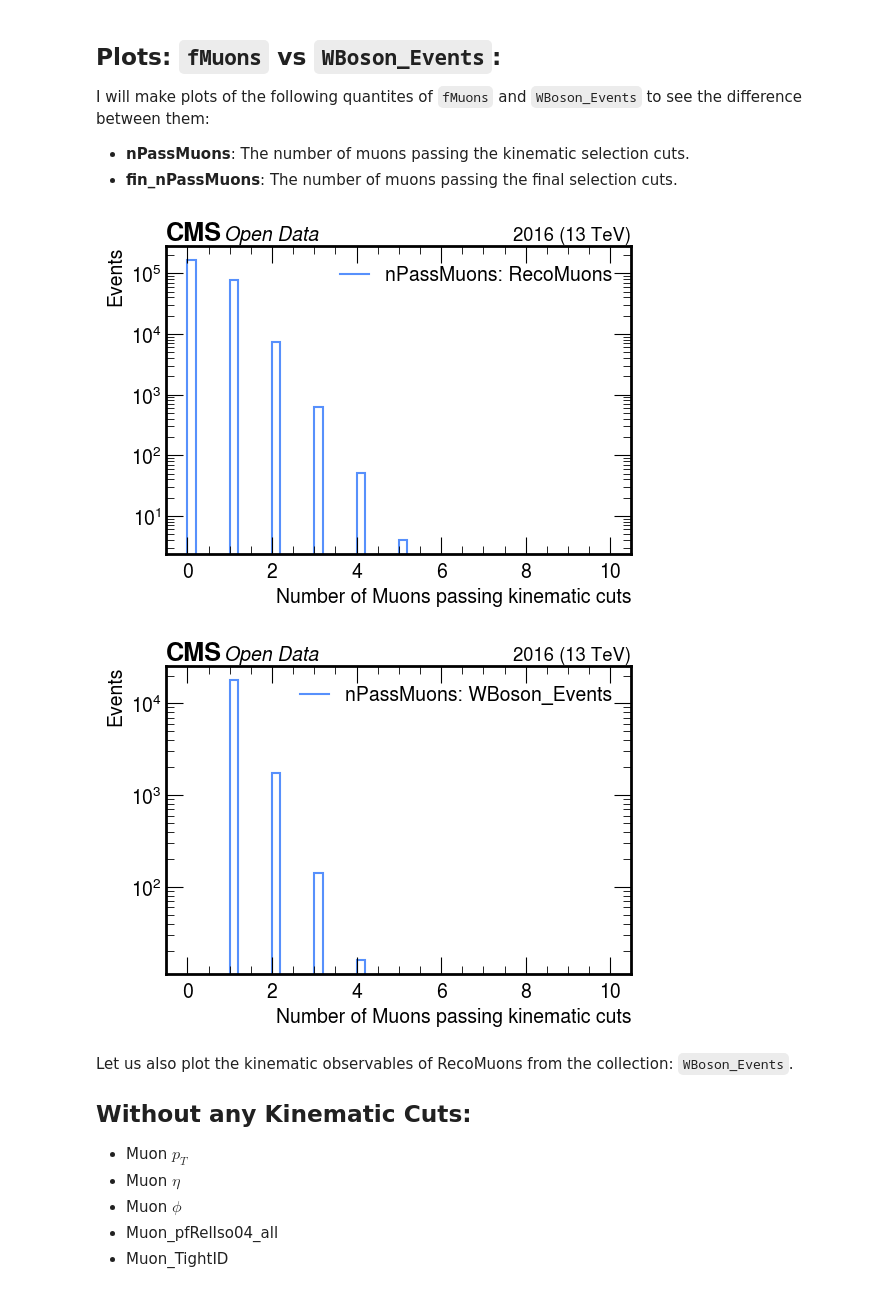
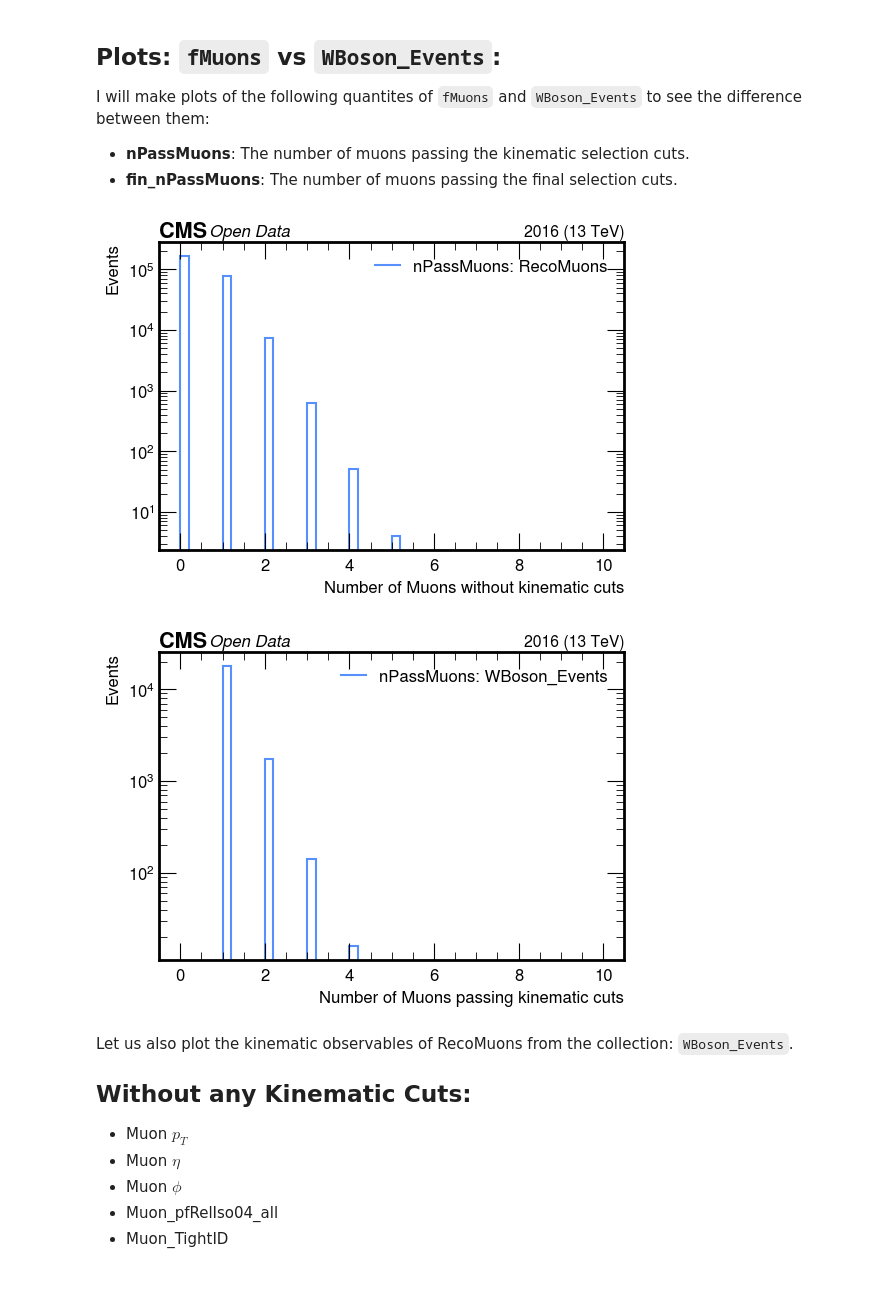
Before and after one commit to xondikoi03/charmTaggingAnalysis, a Jupyter notebook: Coffea/notebooks/charmAnalysis.ipynb, the cells around one changed output. Cells and saved outputs as stored; diff of their text form; code cells hidden in the pictures.

```diff
--- a/Coffea/notebooks/charmAnalysis.ipynb
+++ b/Coffea/notebooks/charmAnalysis.ipynb
@@ -30,12 +40,12 @@ dask.awkward<from-uproot, npartitions=1>
 # Defining the style for plots (CMS Style)
 plt.style.use(mh.style.CMS)
 plt.rcParams.update({
-    "font.size": 14,
-    "axes.labelsize": 14,
-    "axes.titlesize": 14,
-    "xtick.labelsize": 14,
-    "ytick.labelsize": 14,
-    "legend.fontsize": 14
+    "font.size": 12,
+    "axes.labelsize": 12,
+    "axes.titlesize": 12,
+    "xtick.labelsize": 12,
+    "ytick.labelsize": 12,
+    "legend.fontsize": 12
 })
 
 # Histogram Function:
@@ -173,29 +183,29 @@ I will make plots of the following quantites of `fMuons` and `WBoson_Events` to
 # %%
 # Number of Muons before any Selection cuts:
 nRecoMuons = dak.num(RecoMuons.pt)
 make_hist(
     nRecoMuons,
     50, 0, 10,
-    "Number of Muons passing kinematic cuts",
+    "Number of Muons without kinematic cuts",
     "Events",
     "nPassMuons: RecoMuons",
     fname="Plots/nPassMuons_RecoMuons.png",
     logy=True
 )
 
 # WBoson_Events
 make_hist(
     nPassMuons,
     50, 0, 10,
     "Number of Muons passing kinematic cuts",
     "Events",
     "nPassMuons: WBoson_Events",
     fname="Plots/nPassMuons_WBoson_Events.png",
     logy=True
 )
 # %% [output]
-[figure, old version]
+[figure, new version]
-[figure, old version]
+[figure, new version]
 # %% [markdown]
 Let us also plot the kinematic observables of RecoMuons from the collection: `WBoson_Events`.
 
```
Also changed, not shown: parts of 26 cells of this notebook, 27 other files.
